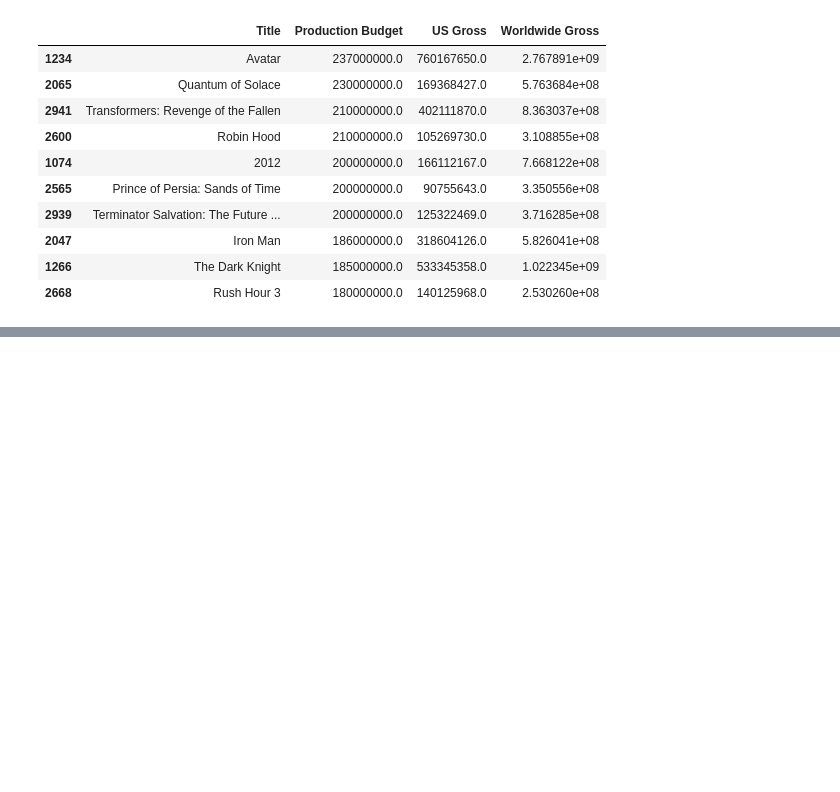
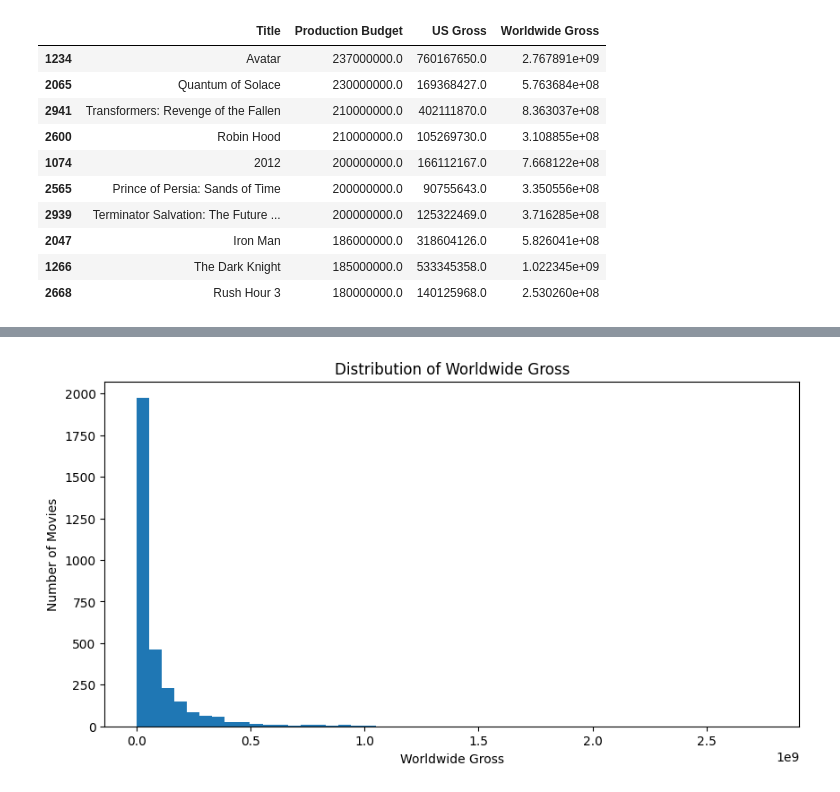
Before and after one commit to melchior-/labs, a Jupyter notebook: visualisation_labs/project/project.ipynb, the cells around one changed output, grey strips where cells are left out. Saved outputs shown, nothing was run; the diff lists cells and outputs as text; code cells hidden in the pictures; blank space fills up the shorter version.

```diff
--- a/visualisation_labs/project/project.ipynb
+++ b/visualisation_labs/project/project.ipynb
@@ -160,0 +293,11 @@ movies.loc[
+# %%
+movies["Release Date"] = pd.to_datetime(
+    movies["Release Date"],
+    errors="coerce"
+)
+
+print(
+    movies[movies["Release Date"].dt.year > 2026][
+        ["Title", "Release Date"]
+    ]
+)
@@ -160,0 +454,4 @@ movies.loc[
+# %%
+revenue_columns = ["US Gross", "Worldwide Gross"]
+
+movies[revenue_columns] = movies[revenue_columns].replace(0, np.nan)
@@ -160,0 +514,15 @@ movies.loc[
+# %%
+plt.figure(figsize=(10, 5))
+
+plt.hist(
+    movies["Worldwide Gross"].dropna(),
+    bins=50
+)
+
+plt.title("Distribution of Worldwide Gross")
+plt.xlabel("Worldwide Gross")
+plt.ylabel("Number of Movies")
+
+plt.show()
+# %% [output]
+[figure, added]
```
Also changed, not shown: parts of 65 cells of this notebook.
